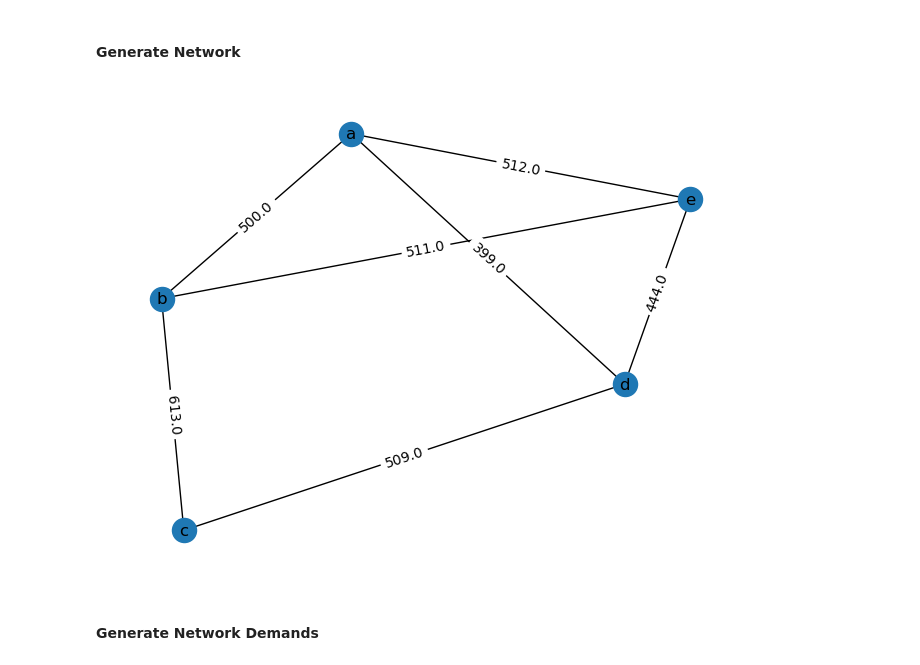
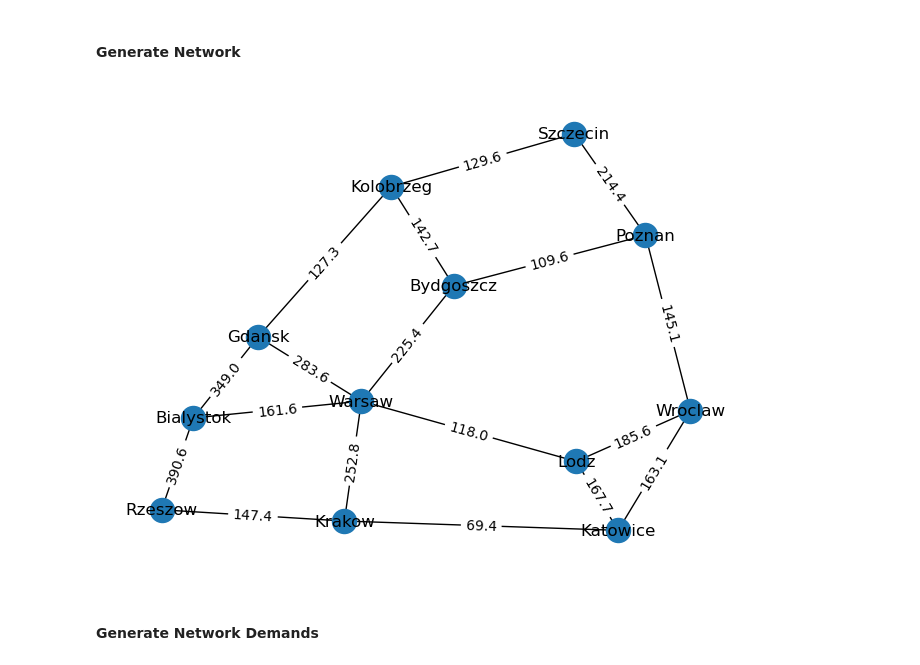
Before and after one commit to VictorBay24/Project, a Jupyter notebook: Project code/notebook_worst_case.ipynb, the cells around one changed output. Cells and saved outputs as stored; diff of their text form; code cells hidden in the pictures.

```diff
--- a/Project code/notebook_worst_case.ipynb
+++ b/Project code/notebook_worst_case.ipynb
@@ -19,16 +19,16 @@ from graphilp.imports import networkx as imp_nx
 # %%
 def plot_graph(filename):
 
     G = nx.read_weighted_edgelist(filename)
     pos = nx.spring_layout(G)
     nx.draw(G, pos, with_labels=True)
     labels = nx.get_edge_attributes(G, "weight")
     nx.draw_networkx_edge_labels(G, pos, edge_labels=labels)
     plt.show()
     return G
-G=plot_graph("networks/graph3.txt")
+G=plot_graph("networks/poland.txt")
 # %% [output]
-[figure, old version]
+[figure, new version]
 # %% [markdown]
 #### Generate Network Demands
 # %%
```
Also changed, not shown: parts of 20 cells of this notebook, 2 other files.
